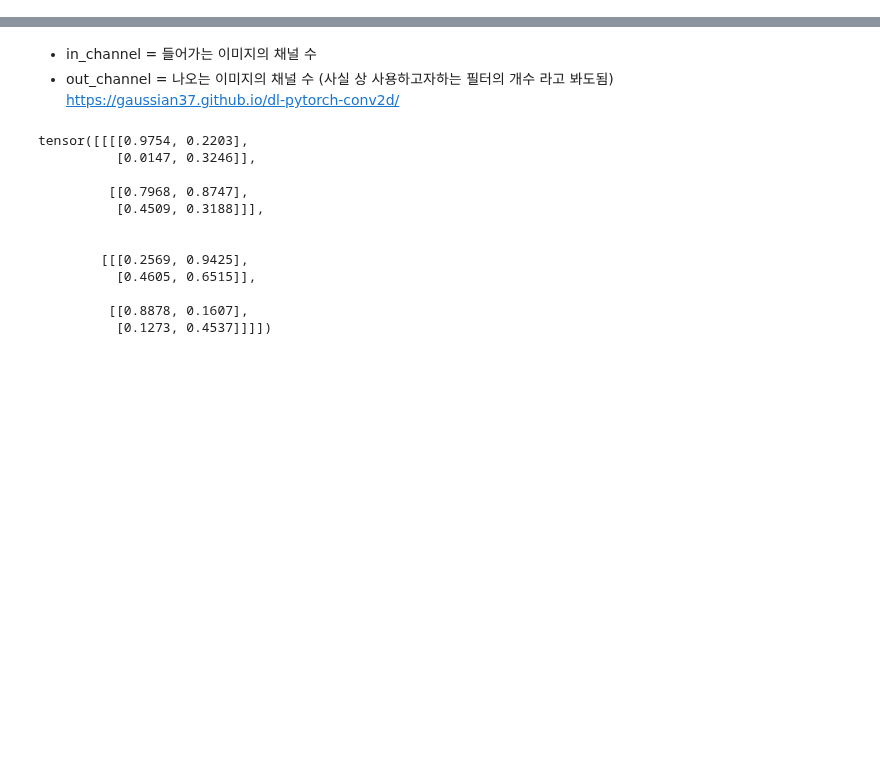
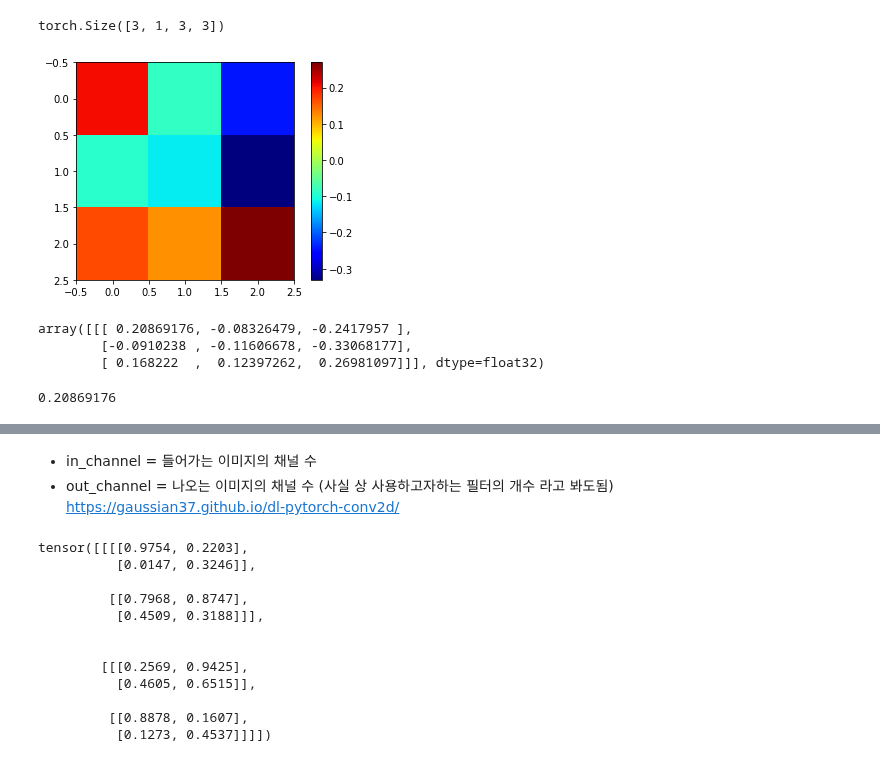
Before and after one commit to zorang2/TIL, a Jupyter notebook: Internship/VGG_FER/[FER dataset]VGG code review.ipynb, the cells around one changed output, grey strips where cells are left out. Cells and saved outputs as stored; diff of their text form; code cells hidden in the pictures; blank space fills up the shorter version.

```diff
--- a/Internship/VGG_FER/[FER dataset]VGG code review.ipynb
+++ b/Internship/VGG_FER/[FER dataset]VGG code review.ipynb
@@ -7,0 +11,4 @@ from torch.autograd import Variable
+# %%
+device = torch.device("cuda" if torch.cuda.is_available() else "cpu")
+layer = nn.Conv2d(1, 3, 3, 1).to(device)
+print(layer)
@@ -7,0 +34,24 @@ from torch.autograd import Variable
+# %%
+print(layer.weight.shape)
+# batch_size, channels, height, width
+# %% [output]
+torch.Size([3, 1, 3, 3])
+# %%
+weight = layer.weight.cpu().numpy()
+
+import matplotlib.pyplot as plt
+plt.imshow(weight[0, 0, :, :], 'jet')
+plt.colorbar()
+plt.show()
+# %% [output]
+[figure, added]
+# %%
+weight[0]
+# %% [output]
+array([[[ 0.20869176, -0.08326479, -0.2417957 ],
+        [-0.0910238 , -0.11606678, -0.33068177],
+        [ 0.168222  ,  0.12397262,  0.26981097]]], dtype=float32)
+# %%
+weight[0, 0, 0, 0]
+# %% [output]
+0.20869176
```
Also changed, not shown: parts of 24 cells of this notebook, 15 other files.
